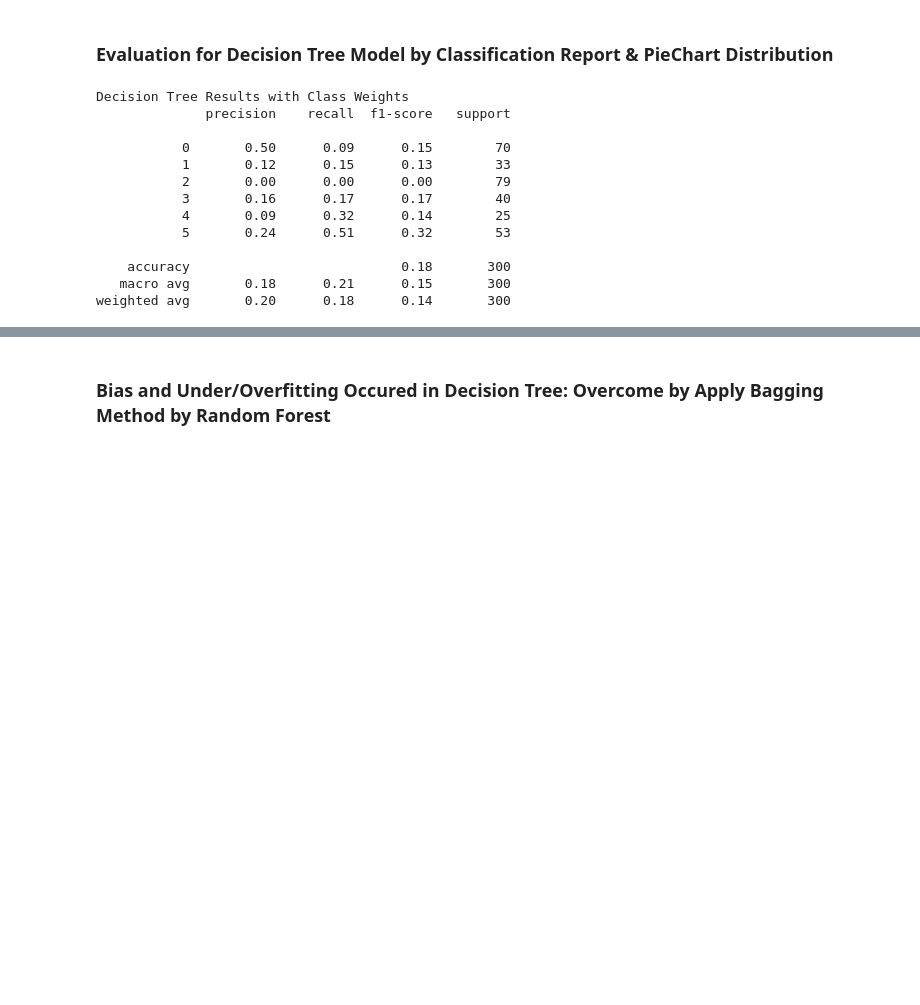
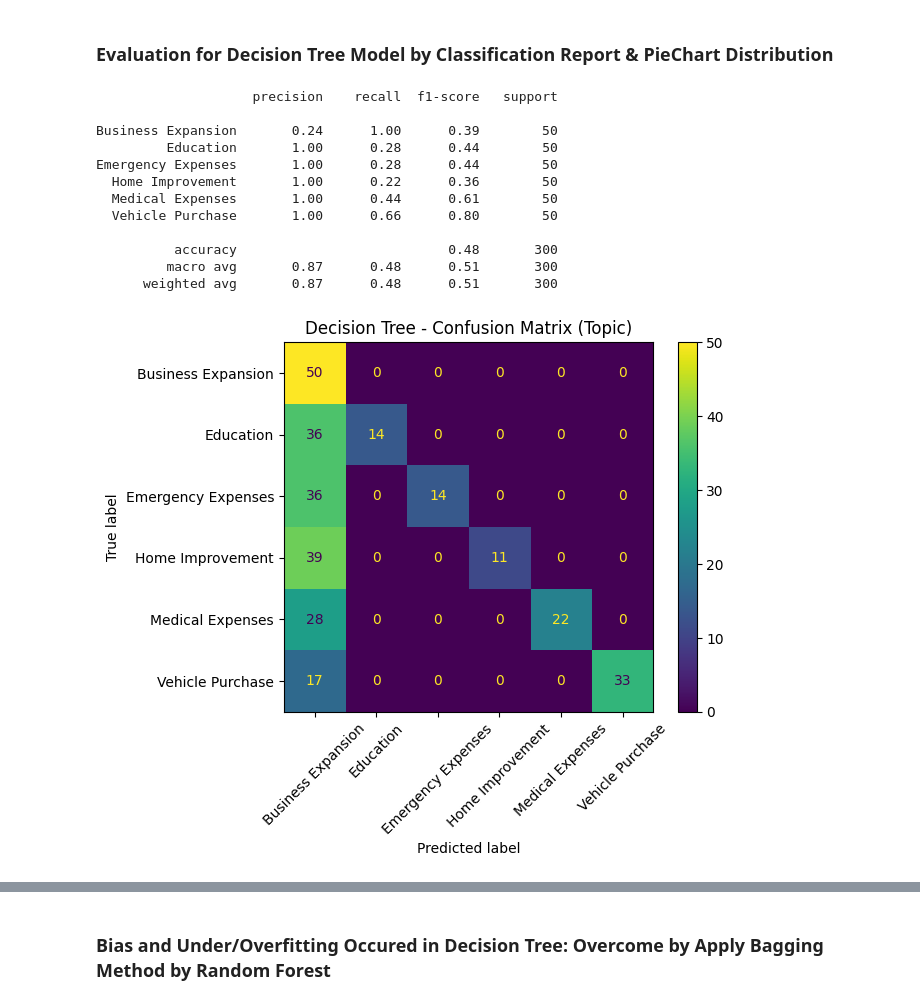
Before and after one commit to linlin0708/Data-Mining-Group-Project, a Jupyter notebook: DataMiningGP.ipynb, the cells around one changed output, grey strips where cells are left out. Drawn from its saved outputs; the diff is of its cells as text; code cells hidden in the pictures; blank space fills up the shorter version.

```diff
--- a/DataMiningGP.ipynb
+++ b/DataMiningGP.ipynb
@@ -330,35 +330,48 @@ X_test_tfidf = tfidf.transform(X_text_test)
 ### **Evaluation for Decision Tree Model by Classification Report & PieChart Distribution**
 # %%
 # use decision tree model
+from sklearn.tree import DecisionTreeClassifier
 from sklearn.metrics import classification_report
+from sklearn.metrics import ConfusionMatrixDisplay
+from sklearn.preprocessing import LabelEncoder
+import matplotlib.pyplot as plt
+
+# Initialize and fit LabelEncoder for the target variable (y)
+# This is needed to get the class labels for ConfusionMatrixDisplay
+le = LabelEncoder()
+le.fit(y) # Fit on the full 'y' to ensure all classes are known
 
 dtc = DecisionTreeClassifier(
-    max_depth=7,
-    min_samples_leaf=10,
+    max_depth=10,
+    min_samples_leaf=5,
     class_weight='balanced',
     random_state = 42
 )
-dtc.fit(X_train, y_train, sample_weight = sample_weights)
+dtc.fit(X_train_tfidf, y_train)
 
 # Predictions and evaluation by classification report
-dtc_pred = dtc.predict(X_test)
+dtc_pred = dtc.predict(X_test_tfidf)
 from sklearn.metrics import classification_report
-print("Decision Tree Results with Class Weights")
 print(classification_report(y_test, dtc_pred))
+
+ConfusionMatrixDisplay.from_predictions(y_test, dtc_pred, display_labels=le.classes_, xticks_rotation=45)
+print("\n")
+plt.title("Decision Tree - Confusion Matrix (Topic)")
+plt.show()
 # %% [output]
-Decision Tree Results with Class Weights
-              precision    recall  f1-score   support
+                    precision    recall  f1-score   support
 
-           0       0.50      0.09      0.15        70
-           1       0.12      0.15      0.13        33
-           2       0.00      0.00      0.00        79
-           3       0.16      0.17      0.17        40
-           4       0.09      0.32      0.14        25
-           5       0.24      0.51      0.32        53
+Business Expansion       0.24      1.00      0.39        50
+         Education       1.00      0.28      0.44        50
+Emergency Expenses       1.00      0.28      0.44        50
+  Home Improvement       1.00      0.22      0.36        50
+  Medical Expenses       1.00      0.44      0.61        50
+  Vehicle Purchase       1.00      0.66      0.80        50
 
-    accuracy                           0.18       300
-   macro avg       0.18      0.21      0.15       300
-weighted avg       0.20      0.18      0.14       300
+          accuracy                           0.48       300
+         macro avg       0.87      0.48      0.51       300
+      weighted avg       0.87      0.48      0.51       300
+[figure, added]
 # %%
 import matplotlib.pyplot as plt
 import pandas as pd
```
Also changed, not shown: parts of 1 cell of this notebook.
